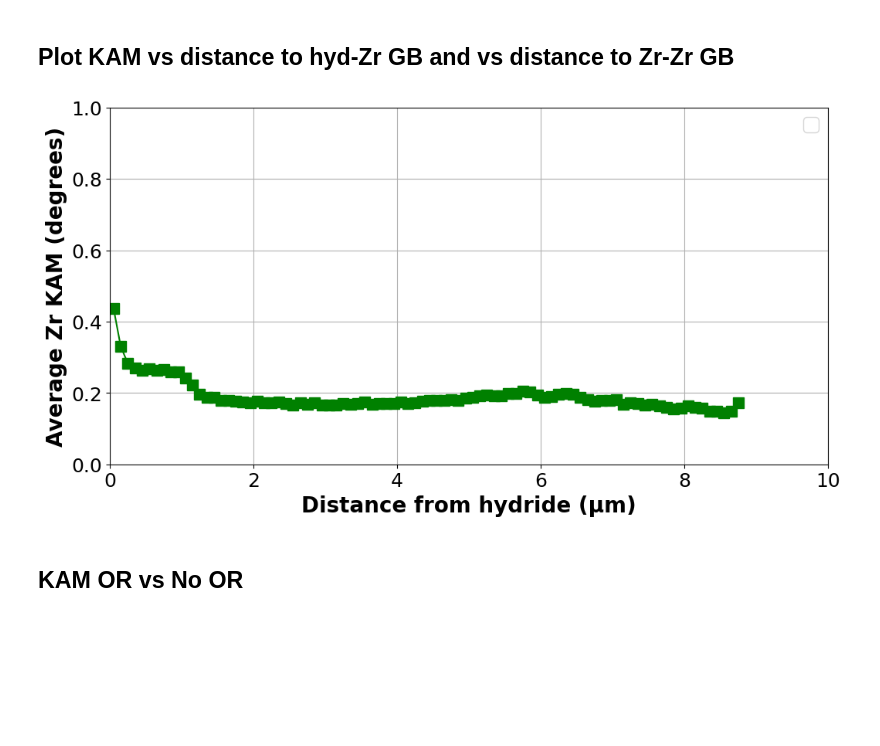
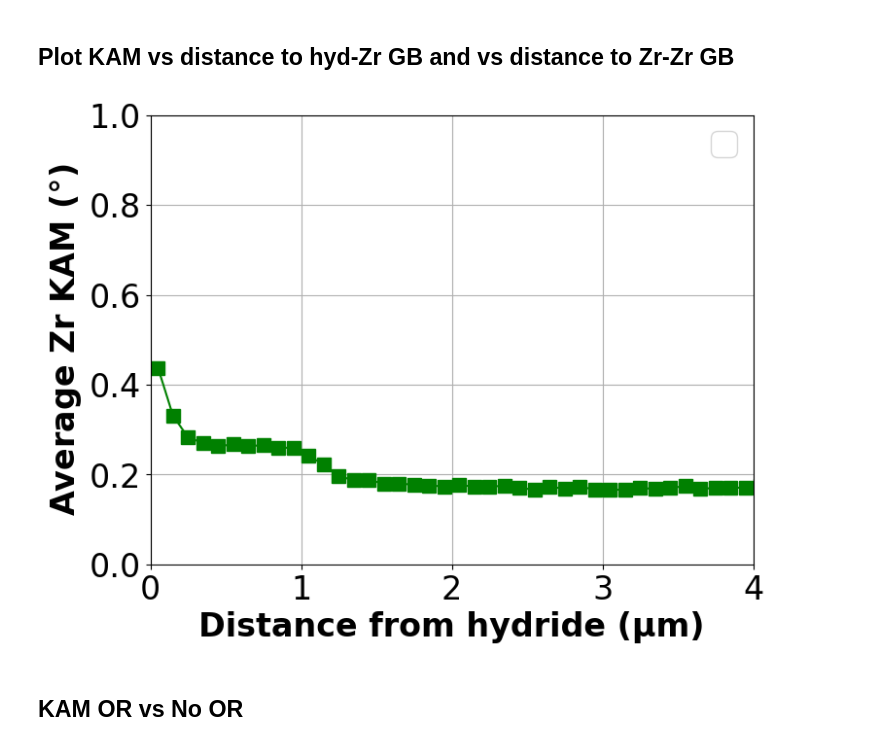
Before and after one commit to zr-midas/3D_characterisation_Zircaloy4, a Jupyter notebook: 3D_charaterisation/KAM_analysis/KAM_vs_distanceGB_hyd.ipynb, the cells around one changed output. Drawn from its saved outputs; the diff is of its cells as text; code cells hidden in the pictures; blank space fills up the shorter version.

Commit message:
improved labels and layout

```diff
--- a/3D_charaterisation/KAM_analysis/KAM_vs_distanceGB_hyd.ipynb
+++ b/3D_charaterisation/KAM_analysis/KAM_vs_distanceGB_hyd.ipynb
@@ -16,8 +16,10 @@ section = False
 slice_24 = True
 slice_50 = False
 
+file_path = 'E:/Users/lagon/OneDrive - The University of Manchester/Laura Chat/Simulations/KAM_distance_hydride_GB'
+
 if small_microstructure:
-    file_path = 'E:/Users/lagon/The University of Manchester Dropbox/Laura Gonzalez/Zr-hydrides/Lunty polish/Lunty avec tickle/Laura analysis Part 1/3D microstructure analysis'
+    #file_path = 'E:/Users/lagon/The University of Manchester Dropbox/Laura Gonzalez/Zr-hydrides/Lunty polish/Lunty avec tickle/Laura analysis Part 1/3D microstructure analysis'
     file_name = file_path + "/4.5-Recrystallised_rotated_aligned_cleaned_KAM_boundarycells.dream3d"
     KAM_path = "/DataContainers/ImageDataContainer/CellData/KAM"
     boundary_cells = "/DataContainers/ImageDataContainer/CellData/BoundaryCells"
@@ -26,8 +28,8 @@ if small_microstructure:
 
 
 if larger_microstructure:
-    file_path = 'E:/Users/lagon/The University of Manchester Dropbox/Laura Gonzalez/Zr-hydrides/Larger_alloy4_processing/'
-    file_name = file_path + "4-LargeRecrystallised_rotated_aligned_cleaned_KAM_boundarycells.dream3d"
+    #file_path = 'E:/Users/lagon/The University of Manchester Dropbox/Laura Gonzalez/Zr-hydrides/Larger_alloy4_processing/'
+    file_name = file_path + "/4-LargeRecrystallised_rotated_aligned_cleaned_KAM_boundarycells.dream3d"
     KAM_path = "/DataContainers/ImageDataContainer/CellData/KAM"
     boundary_cells = "/DataContainers/ImageDataContainer/CellData/BoundaryCells"
     hydphase, Zrphase = 2, 1
@@ -35,22 +37,22 @@ if larger_microstructure:
 
 
 if section:
-    file_path = 'E:/Users/lagon/The University of Manchester Dropbox/Laura Gonzalez/Zr-hydrides/Lunty polish/Lunty avec tickle/Laura analysis Part 1/3D microstructure analysis'
+    #file_path = 'E:/Users/lagon/The University of Manchester Dropbox/Laura Gonzalez/Zr-hydrides/Lunty polish/Lunty avec tickle/Laura analysis Part 1/3D microstructure analysis'
     #file_name = file_path + "/4.5-Recrystallised_rotated_aligned_cleaned_KAM_boundarycells_block.dream3d"
-    file_name = file_path + "/4.5-Recrystallised_rotated_aligned_cleaned_KAM_boundarycells_cropped_.dream3d"
+    file_name = file_path + "/4.5-Recrystallised_rotated_aligned_cleaned_KAM_boundarycells_block.dream3d"
     KAM_path = "/DataContainers/ImageDataContainer/CellData/KAM"
     boundary_cells = "/DataContainers/ImageDataContainer/CellData/BoundaryCells"
     hydphase, Zrphase = 1, 2
 
 if slice_24:
-    file_path = 'E:/Users/lagon/The University of Manchester Dropbox/Laura Gonzalez/Zr-hydrides/Lunty polish/Lunty avec tickle/Laura analysis Part 1/3D microstructure analysis'
+    #file_path = 'E:/Users/lagon/The University of Manchester Dropbox/Laura Gonzalez/Zr-hydrides/Lunty polish/Lunty avec tickle/Laura analysis Part 1/3D microstructure analysis'
     file_name = file_path + "/4.5-Recrystallised_rotated_aligned_cleaned_KAM_boundarycells_block_slice24.dream3d"
     KAM_path = "/DataContainers/ImageDataContainer/CellData/KAM"
     boundary_cells = "/DataContainers/ImageDataContainer/CellData/BoundaryCells"
     hydphase, Zrphase = 1, 2
 
 if slice_50:
-    file_path = 'E:/Users/lagon/The University of Manchester Dropbox/Laura Gonzalez/Zr-hydrides/Lunty polish/Lunty avec tickle/Laura analysis Part 1/3D microstructure analysis'
+    #file_path = 'E:/Users/lagon/The University of Manchester Dropbox/Laura Gonzalez/Zr-hydrides/Lunty polish/Lunty avec tickle/Laura analysis Part 1/3D microstructure analysis'
     file_name = file_path + "/4.5-Recrystallised_rotated_aligned_cleaned_KAM_boundarycells_block_slice50.dream3d"
     KAM_path = "/DataContainers/ImageDataContainer/CellData/KAM"
     boundary_cells = "/DataContainers/ImageDataContainer/CellData/BoundaryCells"
@@ -170,45 +172,46 @@ bin_centers, bin_means = binned_mean(dist_to_gb_far, kam_zr_far, bins)
 
 
 
 ## Plot the graphs
 
-plt.figure(figsize=(12, 6))
+plt.figure(figsize=(8, 6))
 
 
 if small_microstructure or larger_microstructure:
     plt.figure(figsize=(8,6))
-    plt.xlabel("Distance from hydrides or grain boundary (µm)", fontsize=17, fontweight='bold')
+    plt.xlabel("Distance from grain boundary (µm)", fontsize=24, fontweight='bold')
     valid = ~np.isnan(bin_means)
     valid_h = ~np.isnan(bin_means_hydgb)
 
+    plt.plot(bin_centers_hydgb[valid_h], bin_means_hydgb[valid_h],
+            marker='s', color='green', markersize=10, label='GBs with hydride')
+
     plt.plot(bin_centers[valid], bin_means[valid],
-            marker='o', color='black', markersize=10, label='distance from GB')
+            marker='o', color='black', markersize=10, label='GBs without hydride')
 
-    plt.plot(bin_centers_hydgb[valid_h], bin_means_hydgb[valid_h],
-            marker='s', color='green', markersize=10, label='distance from hydride')
     #plt.plot(bin_centers, bin_means, marker='o', color='black', markersize=10, label=f'distance from GB')
     #plt.plot(bin_centers_hydgb, bin_means_hydgb, marker='s', color='green', markersize=10, label='distance from hydride')
-    plt.legend(fontsize=20)
+    plt.legend(fontsize=18)
 
 
 if section or slice_24 or slice_50:
-    plt.xlabel("Distance from hydride (µm)", fontsize=20, fontweight='bold')
+    plt.xlabel("Distance from hydride (µm)", fontsize=24, fontweight='bold')
     plt.plot(bin_centers_hydgb, bin_means_hydgb, marker='s', color='green', markersize=10)
 
 
-plt.legend(fontsize=18)
+plt.legend(fontsize=24)
 
-plt.ylabel("Average Zr KAM (degrees)", fontsize=20, fontweight='bold')
-plt.tick_params(axis='both', which='major', labelsize=18)
+plt.ylabel("Average Zr KAM ($\degree$)", fontsize=24, fontweight='bold')
+plt.tick_params(axis='both', which='major', labelsize=24)
 
-plt.xlim([0, 10])
+plt.xlim([0, 4])
 plt.ylim([0, 1])
 plt.grid(True)
 
 plt.show()
 plt.show()
 # %% [output]
-[figure, old version]
+[figure, new version]
 # %% [markdown]
 ## KAM OR vs No OR
 # %%
```
Also changed, not shown: parts of 3 cells of this notebook.
